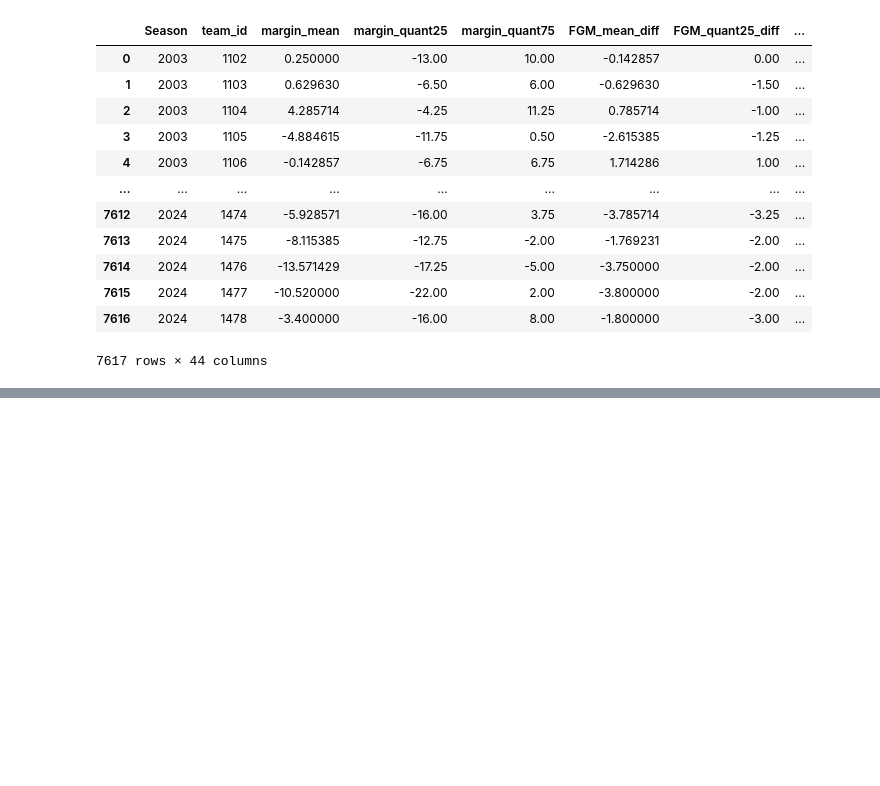
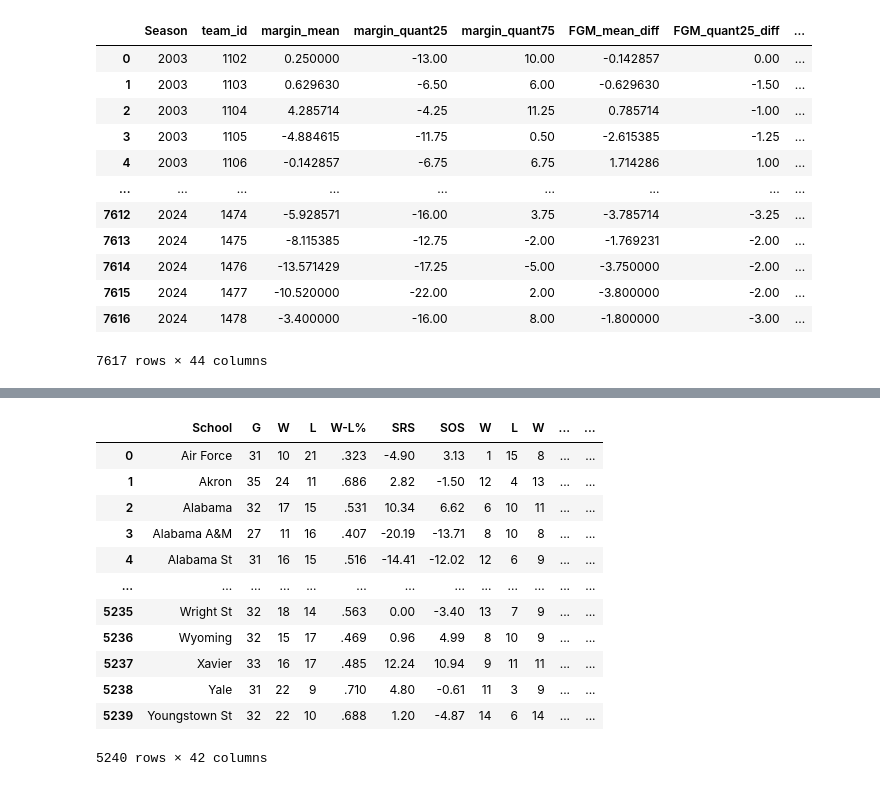
Before and after one commit to taylorlast/march_madness_2024, a Jupyter notebook: src/feature_creation.ipynb, the cells around one changed output, grey strips where cells are left out. Cells and saved outputs as stored; diff of their text form; code cells hidden in the pictures; blank space fills up the shorter version.

```diff
--- a/src/feature_creation.ipynb
+++ b/src/feature_creation.ipynb
@@ -614,0 +641,18 @@ df
+# %%
+df = pd.concat(advanced_stats.values(), ignore_index=True)
+# %%
+df
+# %% [output]
+|  | School | G | W | L | W-L% | SRS | SOS | W | L | W | ... | ... |
+| 0 | Air Force | 31 | 10 | 21 | .323 | -4.90 | 3.13 | 1 | 15 | 8 | ... | ... |
+| 1 | Akron | 35 | 24 | 11 | .686 | 2.82 | -1.50 | 12 | 4 | 13 | ... | ... |
+| 2 | Alabama | 32 | 17 | 15 | .531 | 10.34 | 6.62 | 6 | 10 | 11 | ... | ... |
+| 3 | Alabama A&M | 27 | 11 | 16 | .407 | -20.19 | -13.71 | 8 | 10 | 8 | ... | ... |
+| 4 | Alabama St | 31 | 16 | 15 | .516 | -14.41 | -12.02 | 12 | 6 | 9 | ... | ... |
+| ... | ... | ... | ... | ... | ... | ... | ... | ... | ... | ... | ... | ... |
+| 5235 | Wright St | 32 | 18 | 14 | .563 | 0.00 | -3.40 | 13 | 7 | 9 | ... | ... |
+| 5236 | Wyoming | 32 | 15 | 17 | .469 | 0.96 | 4.99 | 8 | 10 | 9 | ... | ... |
+| 5237 | Xavier | 33 | 16 | 17 | .485 | 12.24 | 10.94 | 9 | 11 | 11 | ... | ... |
+| 5238 | Yale | 31 | 22 | 9 | .710 | 4.80 | -0.61 | 11 | 3 | 9 | ... | ... |
+| 5239 | Youngstown St | 32 | 22 | 10 | .688 | 1.20 | -4.87 | 14 | 6 | 14 | ... | ... |
+5240 rows × 42 columns
```
Also changed, not shown: parts of 15 cells of this notebook, 2 other files.
